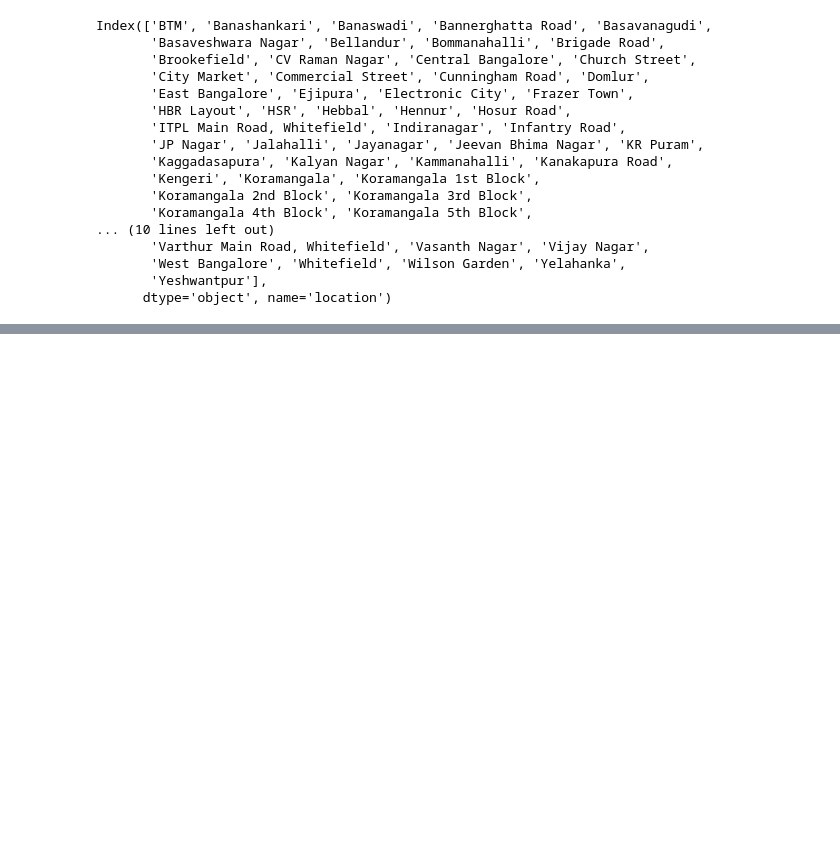
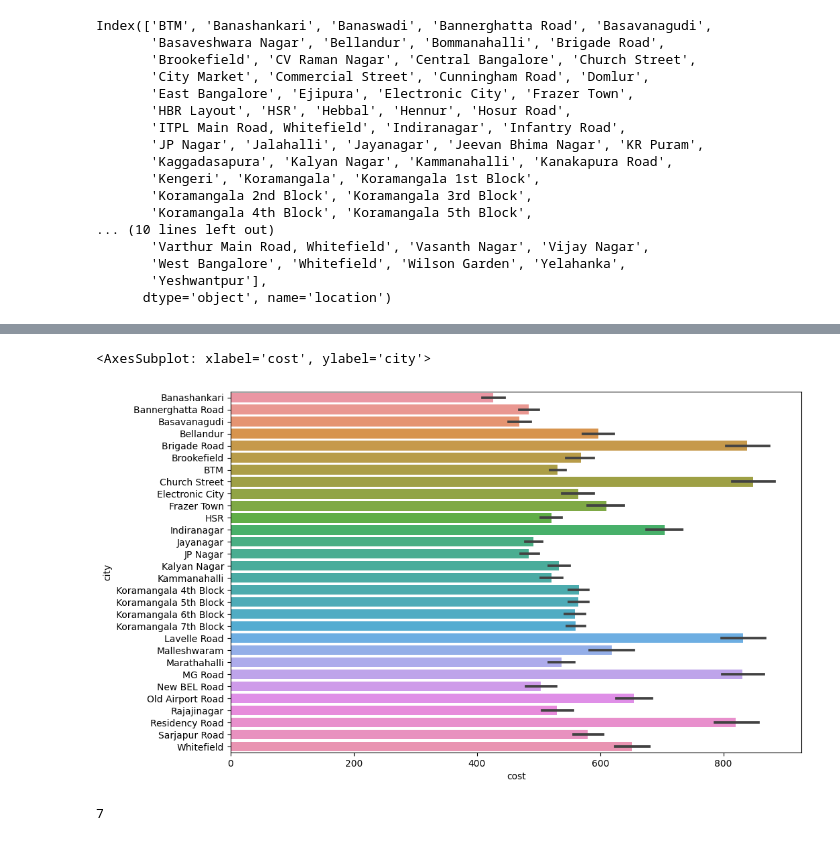
Before and after one commit to remre/datavisu, a Jupyter notebook: sample.ipynb, the cells around one changed output, grey strips where cells are left out. Drawn from its saved outputs; the diff is of its cells as text; code cells hidden in the pictures; blank space fills up the shorter version.

```diff
--- a/sample.ipynb
+++ b/sample.ipynb
@@ -581,0 +662,9 @@ fig.show()
+# %%
+sns.barplot(df4,x='cost',y='city',orient="h")
+# %% [output]
+<AxesSubplot: xlabel='cost', ylabel='city'>
+[figure, added]
+# %%
+df4.type.nunique()
+# %% [output]
+7
```
Also changed, not shown: parts of 21 cells of this notebook.
